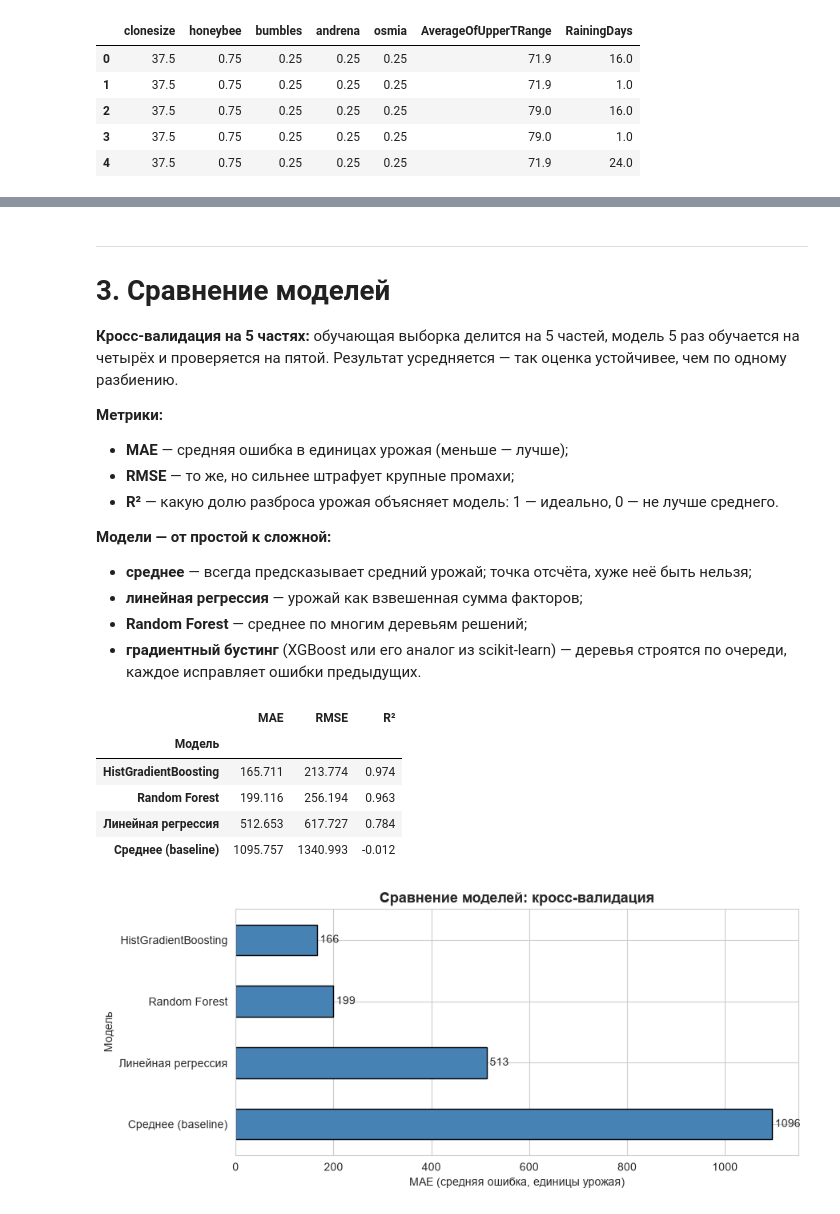
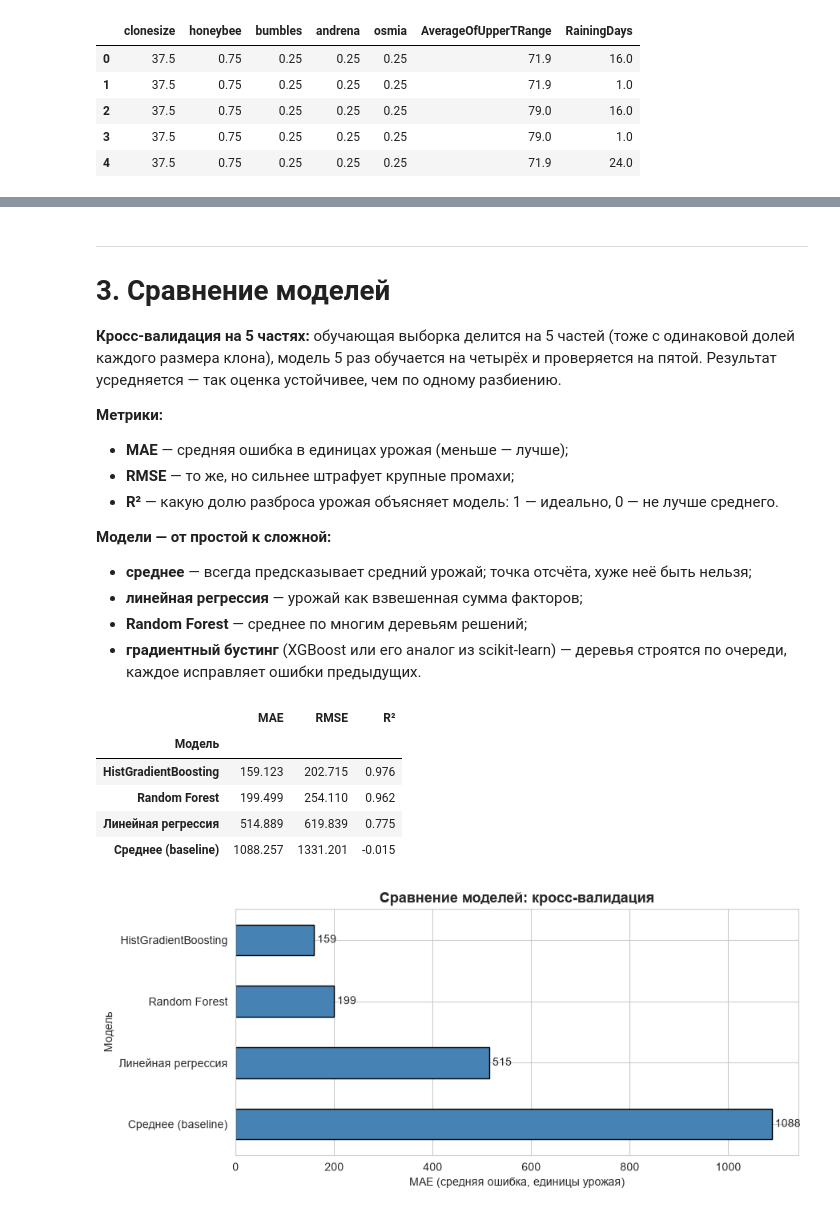
Before and after one commit to matveyyaros/Project-activities-case-9, a Jupyter notebook: notebooks/02_modeling.ipynb, the cells around one changed output, grey strips where cells are left out. Cells and saved outputs as stored; diff of their text form; code cells hidden in the pictures.

```diff
--- a/notebooks/02_modeling.ipynb
+++ b/notebooks/02_modeling.ipynb
@@ -109,7 +112,12 @@ X.head()
 # %%
-X_train, X_test, y_train, y_test = train_test_split(X, y, test_size=0.2, random_state=RANDOM_STATE)
+X_train, X_test, y_train, y_test = train_test_split(
+    X, y, test_size=0.2, random_state=RANDOM_STATE, stratify=X["clonesize"].astype(str))
 print(f"🏋️ Обучение: {len(X_train)} строк")
 print(f"🧪 Тест:     {len(X_test)} строк")
+
+# Проверка: доли размеров клона в обеих выборках совпадают
+pd.DataFrame({"Обучение": X_train["clonesize"].value_counts(),
+              "Тест": X_test["clonesize"].value_counts()}).rename_axis("clonesize")
 # %% [output]
 🏋️ Обучение: 607 строк
 🧪 Тест:     152 строк
@@ -117,7 +130,7 @@ print(f"🧪 Тест:     {len(X_test)} строк")
 ---
 # **3. Сравнение моделей**
 
-**Кросс-валидация на 5 частях:** обучающая выборка делится на 5 частей, модель 5 раз обучается на четырёх и проверяется на пятой. Результат усредняется — так оценка устойчивее, чем по одному разбиению.
+**Кросс-валидация на 5 частях:** обучающая выборка делится на 5 частей (тоже с одинаковой долей каждого размера клона), модель 5 раз обучается на четырёх и проверяется на пятой. Результат усредняется — так оценка устойчивее, чем по одному разбиению.
 
 **Метрики:**
 - **MAE** — средняя ошибка в единицах урожая (меньше — лучше);
@@ -132,38 +145,40 @@ print(f"🧪 Тест:     {len(X_test)} строк")
 # %%
 def make_boosting(**params):
     if HAS_XGB:
         return XGBRegressor(random_state=RANDOM_STATE, n_estimators=400, learning_rate=0.05, max_depth=4, **params)
     return HistGradientBoostingRegressor(random_state=RANDOM_STATE, **params)
 
 BOOST_NAME = "XGBoost" if HAS_XGB else "HistGradientBoosting"
 
 models = {
     "Среднее (baseline)": DummyRegressor(),
     "Линейная регрессия": LinearRegression(),
     "Random Forest": RandomForestRegressor(n_estimators=300, random_state=RANDOM_STATE),
     BOOST_NAME: make_boosting(),
 }
 
-cv = KFold(n_splits=5, shuffle=True, random_state=RANDOM_STATE)
+# Разбиения на 5 частей с сохранением долей клонов; тот же список используем при подборе параметров
+cv = list(StratifiedKFold(n_splits=5, shuffle=True, random_state=RANDOM_STATE)
+          .split(X_train, X_train["clonesize"].astype(str)))
 scoring = {"MAE": "neg_mean_absolute_error", "RMSE": "neg_root_mean_squared_error", "R2": "r2"}
 
 rows = []
 for name, model in models.items():
     res = cross_validate(model, X_train, y_train, cv=cv, scoring=scoring)
     rows.append({"Модель": name,
                  "MAE": -res["test_MAE"].mean(),
                  "RMSE": -res["test_RMSE"].mean(),
                  "R²": res["test_R2"].mean()})
 
 cv_results = pd.DataFrame(rows).set_index("Модель").sort_values("MAE")
 cv_results.round(3)
 # %% [output]
 |  | MAE | RMSE | R² |
 | Модель |  |  |  |
-| HistGradientBoosting | 165.711 | 213.774 | 0.974 |
-| Random Forest | 199.116 | 256.194 | 0.963 |
-| Линейная регрессия | 512.653 | 617.727 | 0.784 |
-| Среднее (baseline) | 1095.757 | 1340.993 | -0.012 |
+| HistGradientBoosting | 159.123 | 202.715 | 0.976 |
+| Random Forest | 199.499 | 254.110 | 0.962 |
+| Линейная регрессия | 514.889 | 619.839 | 0.775 |
+| Среднее (baseline) | 1088.257 | 1331.201 | -0.015 |
 # %%
 fig, ax = plt.subplots(figsize=(9, 4))
 cv_results["MAE"].sort_values(ascending=False).plot(kind="barh", ax=ax, color="steelblue", edgecolor="black")
```
Also changed, not shown: parts of 20 cells of this notebook, 5 other files.
